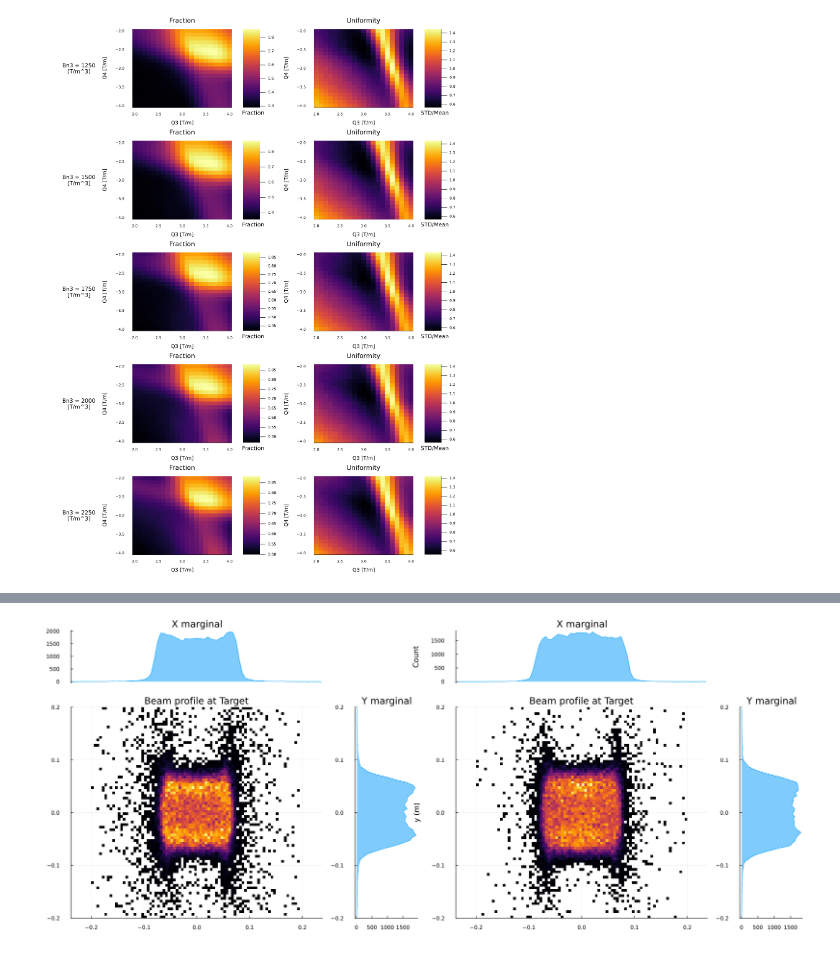
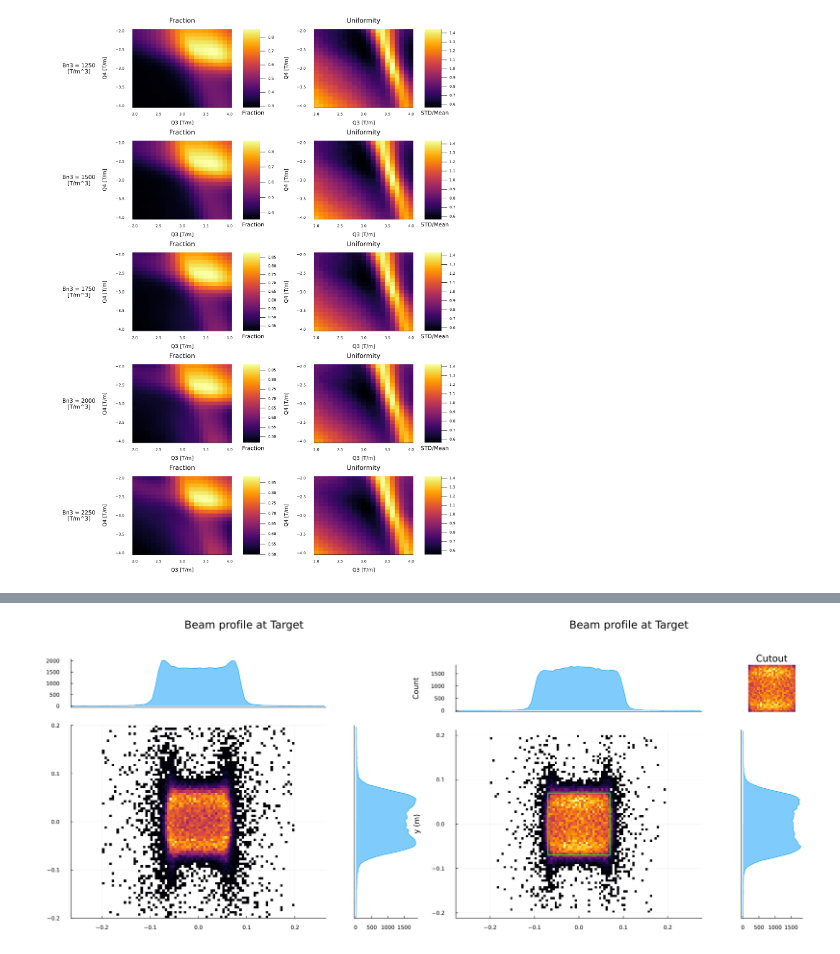
Before and after one commit to eiad-hamwi/NSRL, a Jupyter notebook: nsrl_julia.ipynb, the cells around one changed output, grey strips where cells are left out. Cells and saved outputs as stored; diff of their text form; code cells hidden in the pictures.

```diff
--- a/nsrl_julia.ipynb
+++ b/nsrl_julia.ipynb
@@ -340,3 +222,8 @@ l = grid(5, 3, heights=repeat([1/5], 5), widths=[0.15, 0.425, 0.425])
 plot(all_plots..., layout=l, size=(1400, 1800))
 # %% [output]
 [figure]
+# %%
+using PythonCall
+xopt = pyimport("xopt");
+np = pyimport("numpy");
+pydict = pyimport("builtins").dict;
@@ -381,0 +286,15 @@ Best (Q3.Bn1, Q4.Bn1, O.Bn3) = [2.9575358785633394, -2.929210609934545, 1443.938
+# %%
+evaluator = Py(Evaluator(; :function => func))
+
+generator = ExpectedImprovementGenerator(; :vocs => vocs, :turbo_controller => "optimize")
+generator.gp_constructor.use_low_noise_prior = true
+
+X = Xopt(; :evaluator => evaluator, :generator => generator, :vocs => vocs)
+
+_tmp = pydict(Dict(
+    "x1" =>  [3.0, 2.0, 2.0, 4.0, 4.0],
+    "x2" => [-3.0, -4.0, -2.0, -2.0, -4.0],
+    "x3" => [1.75e3, 1.75e3, 1.75e3, 1.75e3, 1.75e3]
+))
+
+X.evaluate_data(_tmp)
@@ -381,0 +308,4 @@ Best (Q3.Bn1, Q4.Bn1, O.Bn3) = [2.9575358785633394, -2.929210609934545, 1443.938
+# %%
+@time for i in 1:250
+    X.step()
+end
@@ -381,0 +314,9 @@ Best (Q3.Bn1, Q4.Bn1, O.Bn3) = [2.9575358785633394, -2.929210609934545, 1443.938
+# %%
+mask = X.data["f"] .== X.data["f"].min()
+ind = X.data["f"].index[mask][0]
+py_series = X.data.loc[ind]
+
+keys = collect(py_series.index)
+values = collect(py_series.values)
+
+jl_dict = Dict(string(k) => v for (k, v) in zip(keys, values))
@@ -382,16 +331,16 @@ Best (Q3.Bn1, Q4.Bn1, O.Bn3) = [2.9575358785633394, -2.929210609934545, 1443.938
 # %%
 #println(box_merit(box(h = 0.07, v = 0.07)))
 
-Q3.Bn1 = bestx[1] #2.967012114407703
-Q4.Bn1 = bestx[2] #-2.95254862450049
-O1.Bn3 =-bestx[3] #-1490.8026736329402
-O2.Bn3 = bestx[3] #1490.8026736329402
+Q3.Bn1 =  pyconvert(Float64, jl_dict["x1"]) #2.967012114407703
+Q4.Bn1 =  pyconvert(Float64, jl_dict["x2"]) #-2.95254862450049
+O1.Bn3 = -pyconvert(Float64, jl_dict["x3"]) #-1490.8026736329402
+O2.Bn3 =  pyconvert(Float64, jl_dict["x3"]) #1490.8026736329402
 
 #println(box_merit(box(h = 0.07, v = 0.07)))
 b_tmp = deepcopy(b0)
 track!(b_tmp, nsrl)
-p_tmp = hist(b_tmp, nx=80, ny=80);
+p_tmp = hist(b_tmp, nx=80, ny=80, cutout=true, h=0.07, v=0.07);
 
-plot(p0, p_tmp, size=(1700, 700))
+plot(p0["figure"], p_tmp["figure"], size=(1700, 700))
 # %% [output]
-[figure, old version]
+[figure, new version]
```
Also changed, not shown: parts of 29 cells of this notebook, 4 other files.
